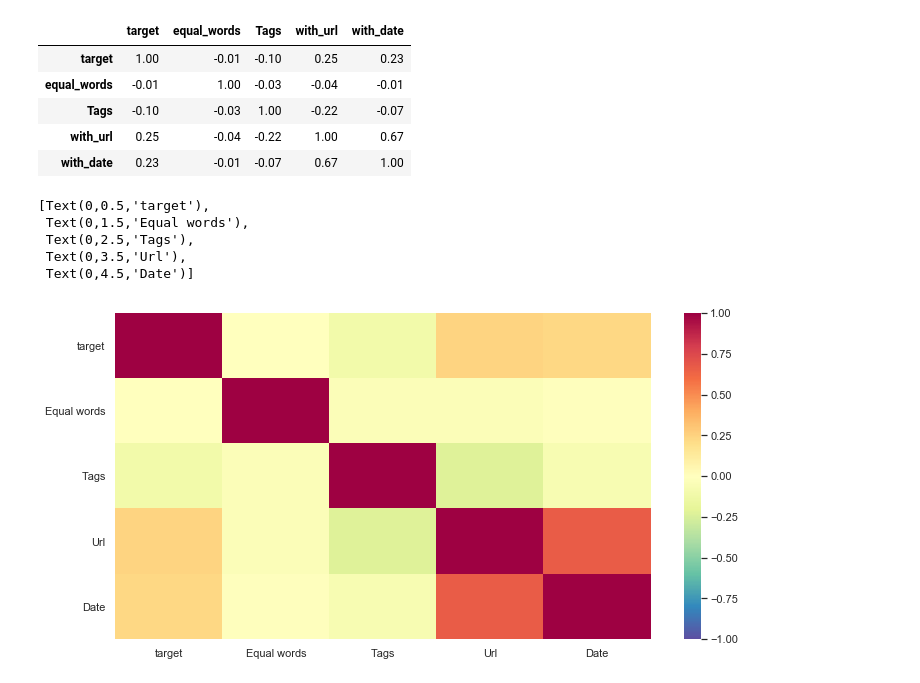
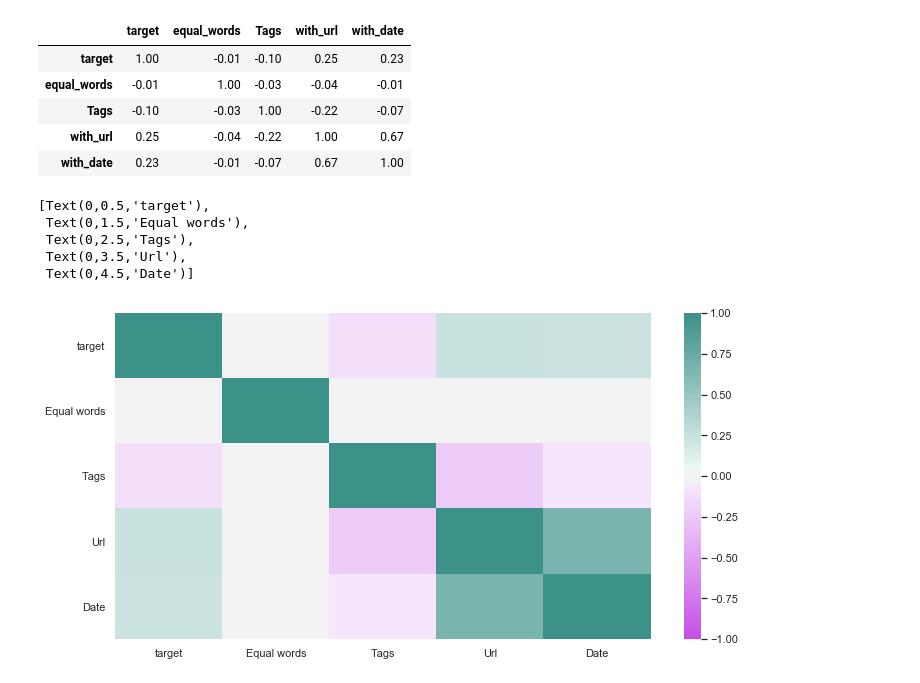
Before and after one commit to AgustinLeguizamon/datos_tp_1, a Jupyter notebook: TP1Martín.ipynb, the cells around one changed output. Cells and saved outputs as stored; diff of their text form; code cells hidden in the pictures.

```diff
--- a/TP1Martín.ipynb
+++ b/TP1Martín.ipynb
@@ -431,17 +432,18 @@ dfcorrr
 | with_date | 0.23 | -0.01 | -0.07 | 0.67 | 1.00 |
 # %%
 plt.figure(figsize=(12,6))
-fig=sns.heatmap(dfcorrr, vmin=-1, vmax=1, cmap="Spectral_r",
+cmap = sns.diverging_palette(295, 180, s=80, l=55, as_cmap=True)
+fig=sns.heatmap(dfcorrr, vmin=-1, vmax=1, cmap=cmap,
             xticklabels=['target','Equal words', 'Tags', 'Url', 'Date'],
             yticklabels=['target','Equal words', 'Tags', 'Url', 'Date'], robust=True)
 fig.set(xlabel="",
       ylabel="")
 
 fig.set_yticklabels(fig.get_yticklabels(), rotation =0)
 # %% [output]
 [Text(0,0.5,'target'),
  Text(0,1.5,'Equal words'),
  Text(0,2.5,'Tags'),
  Text(0,3.5,'Url'),
  Text(0,4.5,'Date')]
-[figure, old version]
+[figure, new version]
```
Also changed, not shown: parts of 1 cell of this notebook.
